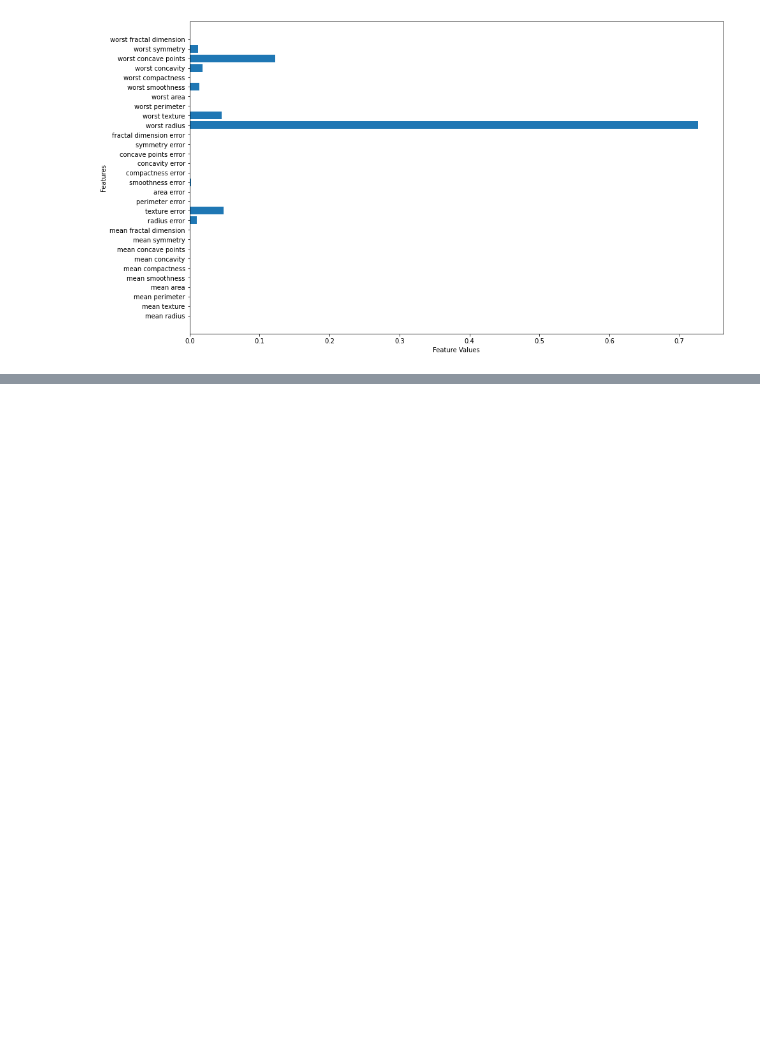
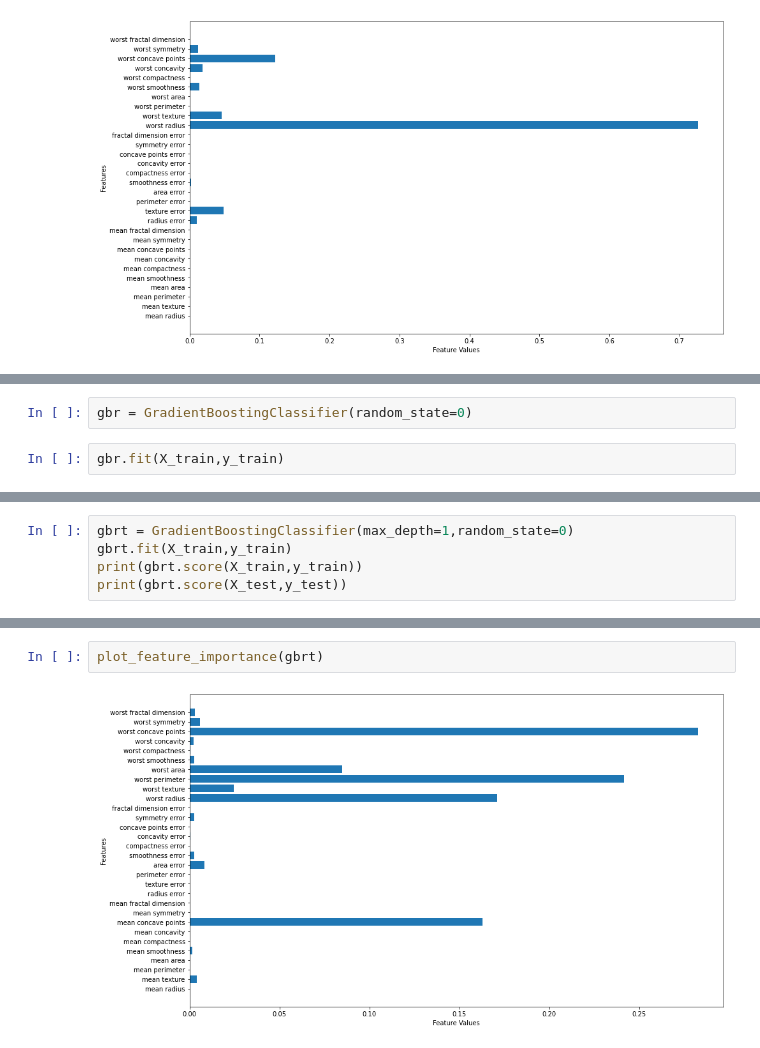
Before and after one commit to aashish-2096/Notebooks, a Jupyter notebook: Supervised learning.ipynb, the cells around one changed output, grey strips where cells are left out. Saved outputs shown, nothing was run; the diff lists cells and outputs as text; blank space fills up the shorter version.

```diff
--- a/Supervised learning.ipynb
+++ b/Supervised learning.ipynb
@@ -533,0 +582,4 @@ plot_feature_importance(tre)
+# %%
+gbr = GradientBoostingClassifier(random_state=0)
+# %%
+gbr.fit(X_train,y_train)
@@ -533,0 +596,5 @@ plot_feature_importance(tre)
+# %%
+gbrt = GradientBoostingClassifier(max_depth=1,random_state=0)
+gbrt.fit(X_train,y_train)
+print(gbrt.score(X_train,y_train))
+print(gbrt.score(X_test,y_test))
@@ -533,0 +612,4 @@ plot_feature_importance(tre)
+# %%
+plot_feature_importance(gbrt)
+# %% [output]
+[figure, added]
```
Also changed, not shown: parts of 18 cells of this notebook.
